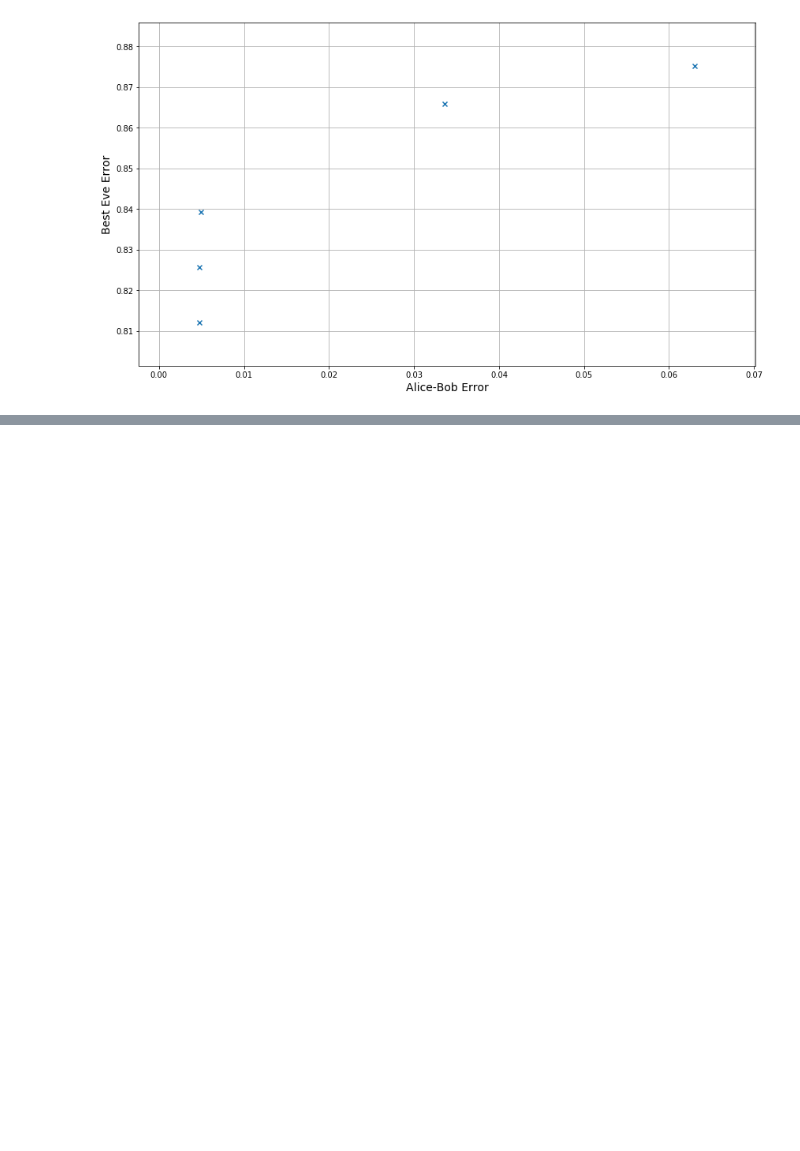
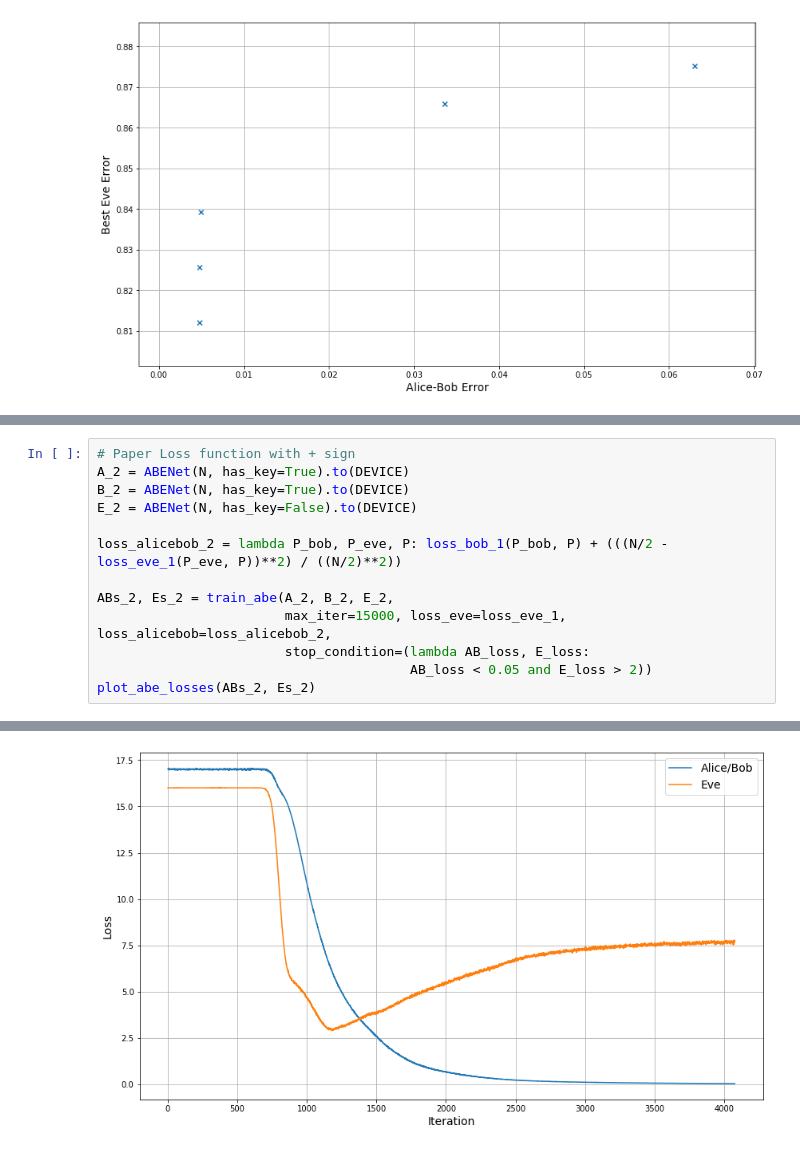
Before and after one commit to wert310/adversarial_neural_crypto, a Jupyter notebook: symmetric_encryption.ipynb, the cells around one changed output, grey strips where cells are left out. Saved outputs shown, nothing was run; the diff lists cells and outputs as text; blank space fills up the shorter version.

```diff
--- a/symmetric_encryption.ipynb
+++ b/symmetric_encryption.ipynb
@@ -289,0 +316,14 @@ plot_best_eves(AB, BE)
+# %%
+# Paper Loss function with + sign
+A_2 = ABENet(N, has_key=True).to(DEVICE)
+B_2 = ABENet(N, has_key=True).to(DEVICE)
+E_2 = ABENet(N, has_key=False).to(DEVICE)
+
+loss_alicebob_2 = lambda P_bob, P_eve, P: loss_bob_1(P_bob, P) + (((N/2 - loss_eve_1(P_eve, P))**2) / ((N/2)**2))
+
+ABs_2, Es_2 = train_abe(A_2, B_2, E_2,
+                        max_iter=15000, loss_eve=loss_eve_1, loss_alicebob=loss_alicebob_2,
+                        stop_condition=(lambda AB_loss, E_loss:
+                                        AB_loss < 0.05 and E_loss > 2))
+plot_abe_losses(ABs_2, Es_2)
+# %% [output]
@@ -289,0 +334 @@ plot_best_eves(AB, BE)
+[figure, added]
```
Also changed, not shown: parts of 2 cells of this notebook.
